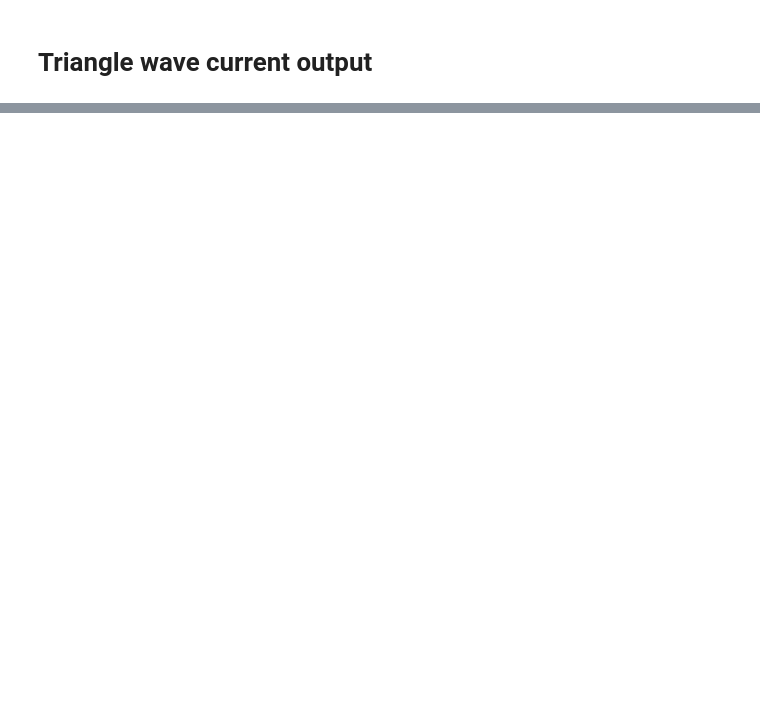
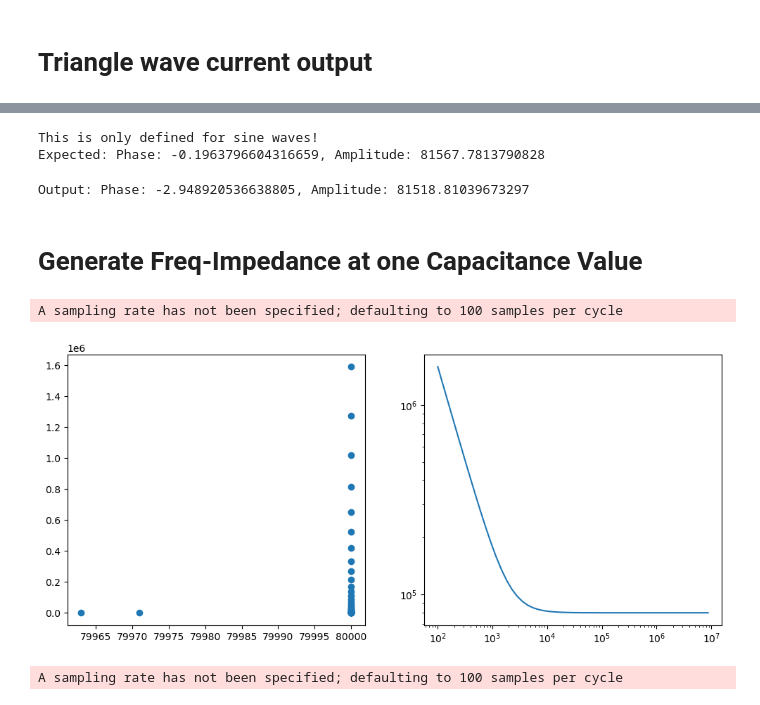
Before and after one commit to nazeern/nanotech, a Jupyter notebook: SimRC.ipynb, the cells around one changed output, grey strips where cells are left out. Cells and saved outputs as stored; diff of their text form; code cells hidden in the pictures; blank space fills up the shorter version.

```diff
--- a/SimRC.ipynb
+++ b/SimRC.ipynb
@@ -529,0 +326,7 @@ np.dot(unit_wave, wave) * 3 / unit_wave.size
+# %%
+start_cyc = 1
+
+n = t.size
+start_idx = start_cyc * n // cycle_num
+
+len(shifted_wave[start_idx:])
@@ -529,0 +335,6 @@ np.dot(unit_wave, wave) * 3 / unit_wave.size
+# %%
+# The input for t should start at time t=0
+
+Z = ftt(t[:-start_idx], shifted_wave[start_idx:], 1000) * 3 / shifted_wave[start_idx:].size
+print(f"Output: Amplitude: {abs(Z)}, Phase: {np.angle(Z)}")
+print(f"Expected: Amplitude: 2,      Phase: {np.pi/2} = pi / 2")
@@ -531,0 +408,3 @@ np.dot(unit_wave, wave) * 3 / unit_wave.size
+# %%
+def I_out_sin(t, freq, I_amp, phase):
+    return I_amp * np.sin(freq*(2*np.pi*t) + phase)
@@ -594,0 +535,17 @@ px.line(x=t, y=[Vr, wave1, wave1 - Vr])
+# %%
+# Calculate expected impedance based on sine input
+w = 2*np.pi*freq
+Z = complex(R, -1/(w*C))
+print(f"This is only defined for sine waves!")
+print(f"Expected: Phase: {np.angle(Z)}, Amplitude: {abs(Z)}")
+# %% [output]
+This is only defined for sine waves!
+Expected: Phase: -0.1963796604316659, Amplitude: 81567.7813790828
+# %%
+# Generate our "triangular impedance" based on triangle wave input
+Z_tri = V_amp / I_out_dft
+print(f"Output: Phase: {np.angle(Z_tri)}, Amplitude: {abs(Z_tri)}")
+# %% [output]
+Output: Phase: -2.948920536638805, Amplitude: 81518.81039673297
+# %% [markdown]
+# Generate Freq-Impedance at one Capacitance Value
@@ -594,0 +572,34 @@ px.line(x=t, y=[Vr, wave1, wave1 - Vr])
+# %%
+# Generate impedances at various frequencies
+freqs, Z = generate_readings(R=80000, C=1e-9, start_freq=100, end_freq=10_000_000, cycle_num=20000, form="sin",
+                            ex_cyc=20000-1)
+
+Z = np.array(Z)
+# %% [output]
+A sampling rate has not been specified; defaulting to 100 samples per cycle
+# %%
+fig, ax = plt.subplots(1, 2, figsize=(12, 5))
+
+ax[0].scatter(np.rint(Z.real), np.rint(-Z.imag))
+
+deg = np.angle(Z) / (2 * np.pi) * 360
+ax[1].plot(freqs, abs(Z))
+# ax2 = ax[1].twinx()
+# ax2.plot(freqs, np.rint(np.angle(Z) / (2 * np.pi) * 360), color="orange")
+
+
+ax[1].set_xscale("log")
+ax[1].set_yscale("log")
+# %% [output]
+[figure, added]
+# %%
+# Generate impedances at various frequencies, one frequency-impedance list for each capacitance value
+C_vals = [1.25**p for p in range(-9, 0, 1)]
+
+Z_vals = []
+for C in tqdm(C_vals):
+    freqs, Z = generate_readings(R=8000, C=C, start_freq=100, end_freq=10_000_000, cycle_num=20000,
+                                 form="sin", ex_cyc=20000-1)
+    Z_vals.append(Z)
+# %% [output]
+A sampling rate has not been specified; defaulting to 100 samples per cycle
```
Also changed, not shown: parts of 53 cells of this notebook, 2 other files.
